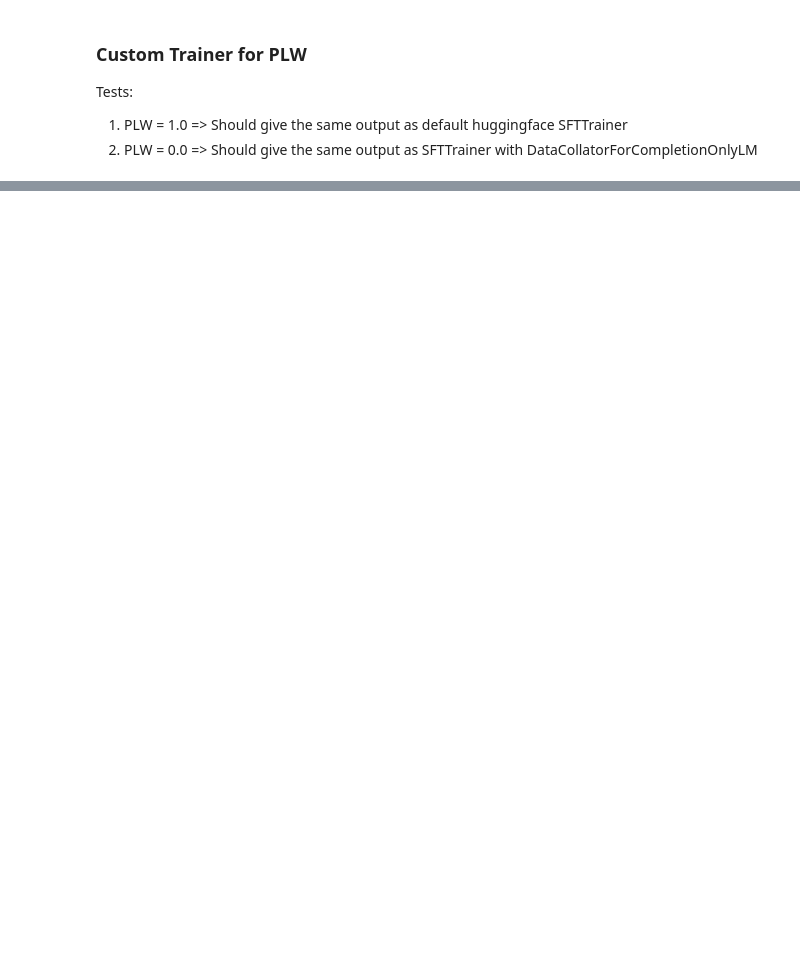
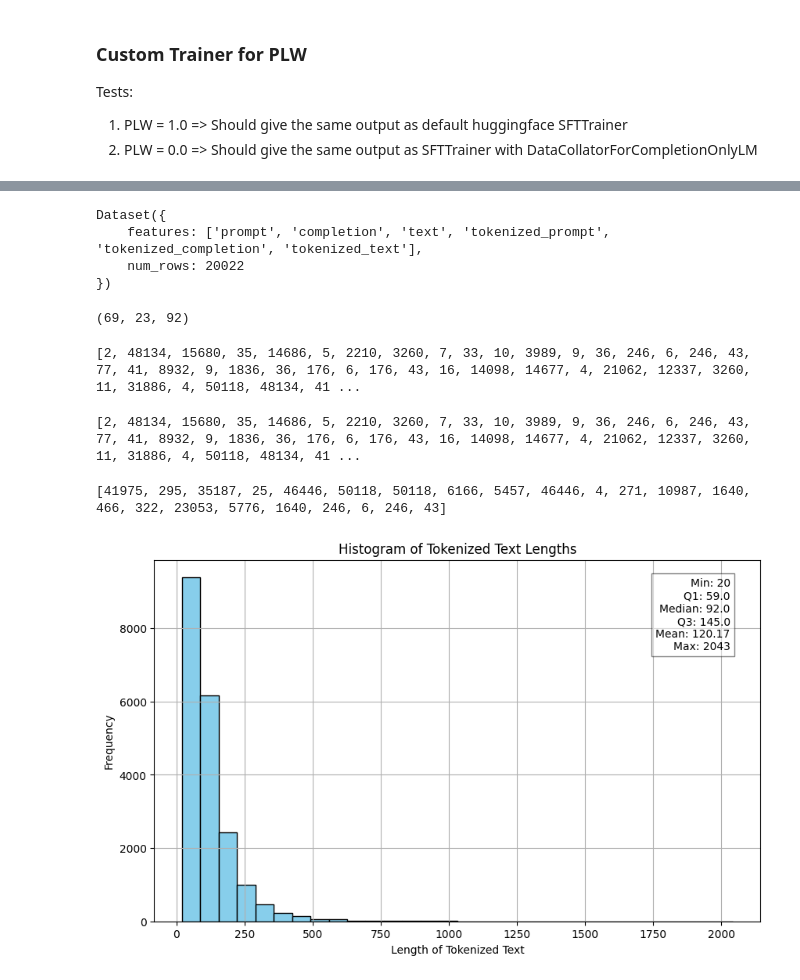
Before and after one commit to 0xayman/graduation-project-notebooks, a Jupyter notebook: Implement_PLW_huggingface.ipynb, the cells around one changed output, grey strips where cells are left out. Drawn from its saved outputs; the diff is of its cells as text; code cells hidden in the pictures; blank space fills up the shorter version.

```diff
--- a/Implement_PLW_huggingface.ipynb
+++ b/Implement_PLW_huggingface.ipynb
@@ -403,0 +660,2 @@ loss
+# %%
+ds = ds.remove_columns(['instruction', 'input', 'output'])
@@ -403,0 +677,38 @@ loss
+# %%
+def tokenize_data(examples):
+
+    # Tokenize without truncation
+    tokenized_prompt = tokenizer(examples['prompt'], padding=False, truncation=False)
+    tokenized_completion = tokenizer(examples['completion'], padding=False, truncation=False, add_special_tokens=False)
+    tokenized_text = tokenizer(examples['text'], padding=False, truncation=False)
+
+    return {
+        'tokenized_prompt': tokenized_prompt['input_ids'],
+        'tokenized_completion': tokenized_completion['input_ids'],
+        'tokenized_text': tokenized_text['input_ids'],
+    }
+# %%
+# Apply the tokenization to the dataset
+tokenized_dataset = ds.map(tokenize_data, batched=True)
+tokenized_dataset
+# %% [output]
+Dataset({
+    features: ['prompt', 'completion', 'text', 'tokenized_prompt', 'tokenized_completion', 'tokenized_text'],
+    num_rows: 20022
+})
+# %%
+len(tokenized_dataset[10]['tokenized_prompt']), len(tokenized_dataset[10]['tokenized_completion']), len(tokenized_dataset[10]['tokenized_text'])
+# %% [output]
+(69, 23, 92)
+# %%
+print(tokenized_dataset[10]['tokenized_text'])
+# %% [output]
+[2, 48134, 15680, 35, 14686, 5, 2210, 3260, 7, 33, 10, 3989, 9, 36, 246, 6, 246, 43, 77, 41, 8932, 9, 1836, 36, 176, 6, 176, 43, 16, 14098, 14677, 4, 21062, 12337, 3260, 11, 31886, 4, 50118, 48134, 41 ...
+# %%
+print(tokenized_dataset[10]['tokenized_prompt'])
+# %% [output]
+[2, 48134, 15680, 35, 14686, 5, 2210, 3260, 7, 33, 10, 3989, 9, 36, 246, 6, 246, 43, 77, 41, 8932, 9, 1836, 36, 176, 6, 176, 43, 16, 14098, 14677, 4, 21062, 12337, 3260, 11, 31886, 4, 50118, 48134, 41 ...
+# %%
+print(tokenized_dataset[10]['tokenized_completion'])
+# %% [output]
+[41975, 295, 35187, 25, 46446, 50118, 50118, 6166, 5457, 46446, 4, 271, 10987, 1640, 466, 322, 23053, 5776, 1640, 246, 6, 246, 43]
@@ -403,0 +718,39 @@ loss
+# %%
+import matplotlib.pyplot as plt
+import numpy as np
+
+# Assuming you have already created the 'tokenized_dataset'
+# Extract the lengths of tokenized_text
+tokenized_text_lengths = [len(tokens) for tokens in tokenized_dataset['tokenized_text']]
+
+# Calculate statistics
+min_length = np.min(tokenized_text_lengths)
+max_length = np.max(tokenized_text_lengths)
+q1 = np.percentile(tokenized_text_lengths, 25)
+median = np.percentile(tokenized_text_lengths, 50)
+q3 = np.percentile(tokenized_text_lengths, 75)
+mean_length = np.mean(tokenized_text_lengths)
+
+# Plot histogram
+plt.figure(figsize=(10, 6))
+plt.hist(tokenized_text_lengths, bins=30, color='skyblue', edgecolor='black')
+
+# Add title and labels
+plt.title('Histogram of Tokenized Text Lengths')
+plt.xlabel('Length of Tokenized Text')
+plt.ylabel('Frequency')
+
+# Add grid for clarity
+plt.grid(True)
+
+# Create a dummy plot for legend entries
+plt.text(0.95, 0.95,
+         f'Min: {min_length}\nQ1: {q1}\nMedian: {median}\nQ3: {q3}\nMean: {mean_length:.2f}\nMax: {max_length}',
+         transform=plt.gca().transAxes,
+         verticalalignment='top', horizontalalignment='right',
+         bbox=dict(facecolor='white', alpha=0.5))
+
+# Show the plot
+plt.show()
+# %% [output]
+[figure, added]
```
Also changed, not shown: parts of 61 cells of this notebook.
